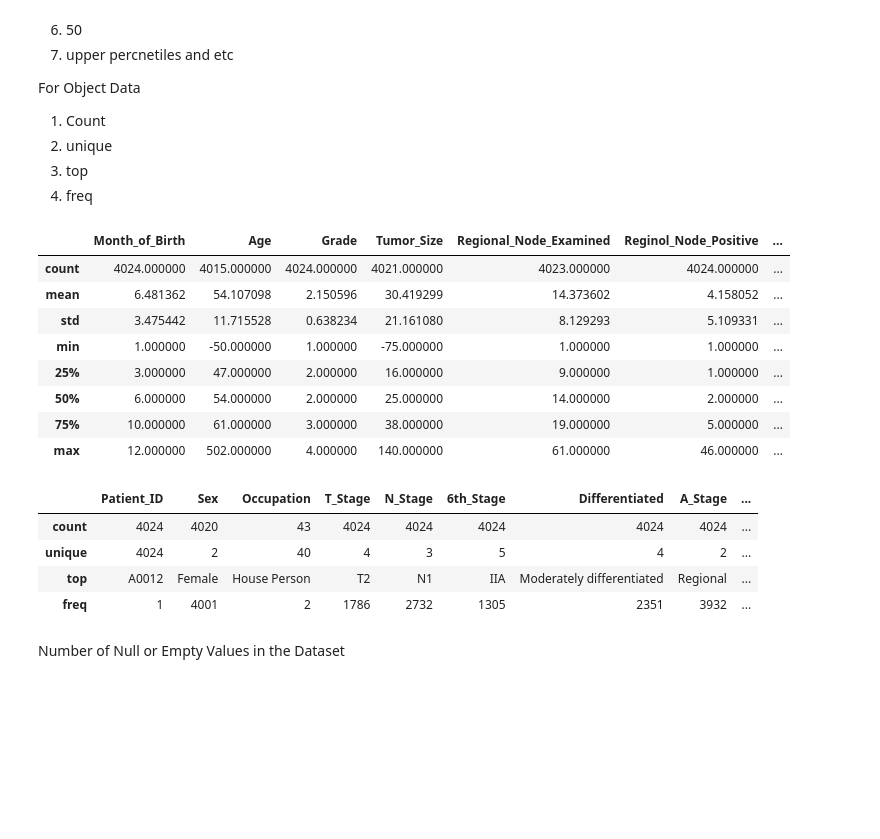
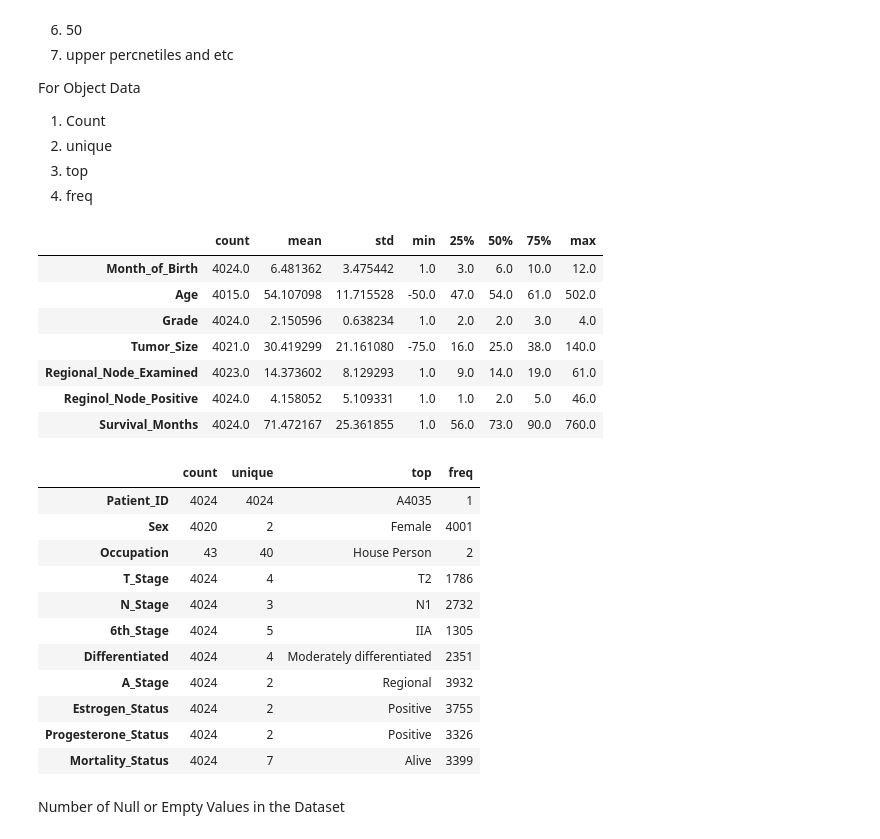
Before and after one commit to Ahd-Rizlan/Machine-Learning, a Jupyter notebook: Notebook_01.ipynb, the cells around one changed output. Drawn from its saved outputs; the diff is of its cells as text; code cells hidden in the pictures; blank space fills up the shorter version.

```diff
--- a/Notebook_01.ipynb
+++ b/Notebook_01.ipynb
@@ -109,25 +110,31 @@ For Object Data
 3. top
 4. freq
 # %%
-df.describe()
+df.describe().transpose()
 # %% [output]
-|  | Month_of_Birth | Age | Grade | Tumor_Size | Regional_Node_Examined | Reginol_Node_Positive | ... |
-| count | 4024.000000 | 4015.000000 | 4024.000000 | 4021.000000 | 4023.000000 | 4024.000000 | ... |
-| mean | 6.481362 | 54.107098 | 2.150596 | 30.419299 | 14.373602 | 4.158052 | ... |
-| std | 3.475442 | 11.715528 | 0.638234 | 21.161080 | 8.129293 | 5.109331 | ... |
-| min | 1.000000 | -50.000000 | 1.000000 | -75.000000 | 1.000000 | 1.000000 | ... |
-| 25% | 3.000000 | 47.000000 | 2.000000 | 16.000000 | 9.000000 | 1.000000 | ... |
-| 50% | 6.000000 | 54.000000 | 2.000000 | 25.000000 | 14.000000 | 2.000000 | ... |
-| 75% | 10.000000 | 61.000000 | 3.000000 | 38.000000 | 19.000000 | 5.000000 | ... |
-| max | 12.000000 | 502.000000 | 4.000000 | 140.000000 | 61.000000 | 46.000000 | ... |
+|  | count | mean | std | min | 25% | 50% | 75% | max |
+| Month_of_Birth | 4024.0 | 6.481362 | 3.475442 | 1.0 | 3.0 | 6.0 | 10.0 | 12.0 |
+| Age | 4015.0 | 54.107098 | 11.715528 | -50.0 | 47.0 | 54.0 | 61.0 | 502.0 |
+| Grade | 4024.0 | 2.150596 | 0.638234 | 1.0 | 2.0 | 2.0 | 3.0 | 4.0 |
+| Tumor_Size | 4021.0 | 30.419299 | 21.161080 | -75.0 | 16.0 | 25.0 | 38.0 | 140.0 |
+| Regional_Node_Examined | 4023.0 | 14.373602 | 8.129293 | 1.0 | 9.0 | 14.0 | 19.0 | 61.0 |
+| Reginol_Node_Positive | 4024.0 | 4.158052 | 5.109331 | 1.0 | 1.0 | 2.0 | 5.0 | 46.0 |
+| Survival_Months | 4024.0 | 71.472167 | 25.361855 | 1.0 | 56.0 | 73.0 | 90.0 | 760.0 |
 # %%
-df.describe(include='object')
+df.describe(include='object').transpose()
 # %% [output]
-|  | Patient_ID | Sex | Occupation | T_Stage | N_Stage | 6th_Stage | Differentiated | A_Stage | ... |
-| count | 4024 | 4020 | 43 | 4024 | 4024 | 4024 | 4024 | 4024 | ... |
-| unique | 4024 | 2 | 40 | 4 | 3 | 5 | 4 | 2 | ... |
-| top | A0012 | Female | House Person | T2 | N1 | IIA | Moderately differentiated | Regional | ... |
-| freq | 1 | 4001 | 2 | 1786 | 2732 | 1305 | 2351 | 3932 | ... |
+|  | count | unique | top | freq |
+| Patient_ID | 4024 | 4024 | A4035 | 1 |
+| Sex | 4020 | 2 | Female | 4001 |
+| Occupation | 43 | 40 | House Person | 2 |
+| T_Stage | 4024 | 4 | T2 | 1786 |
+| N_Stage | 4024 | 3 | N1 | 2732 |
+| 6th_Stage | 4024 | 5 | IIA | 1305 |
+| Differentiated | 4024 | 4 | Moderately differentiated | 2351 |
+| A_Stage | 4024 | 2 | Regional | 3932 |
+| Estrogen_Status | 4024 | 2 | Positive | 3755 |
+| Progesterone_Status | 4024 | 2 | Positive | 3326 |
+| Mortality_Status | 4024 | 7 | Alive | 3399 |
 # %% [markdown]
 Number of Null or Empty Values in the Dataset
 # %%
```
Also changed, not shown: parts of 76 cells of this notebook.
